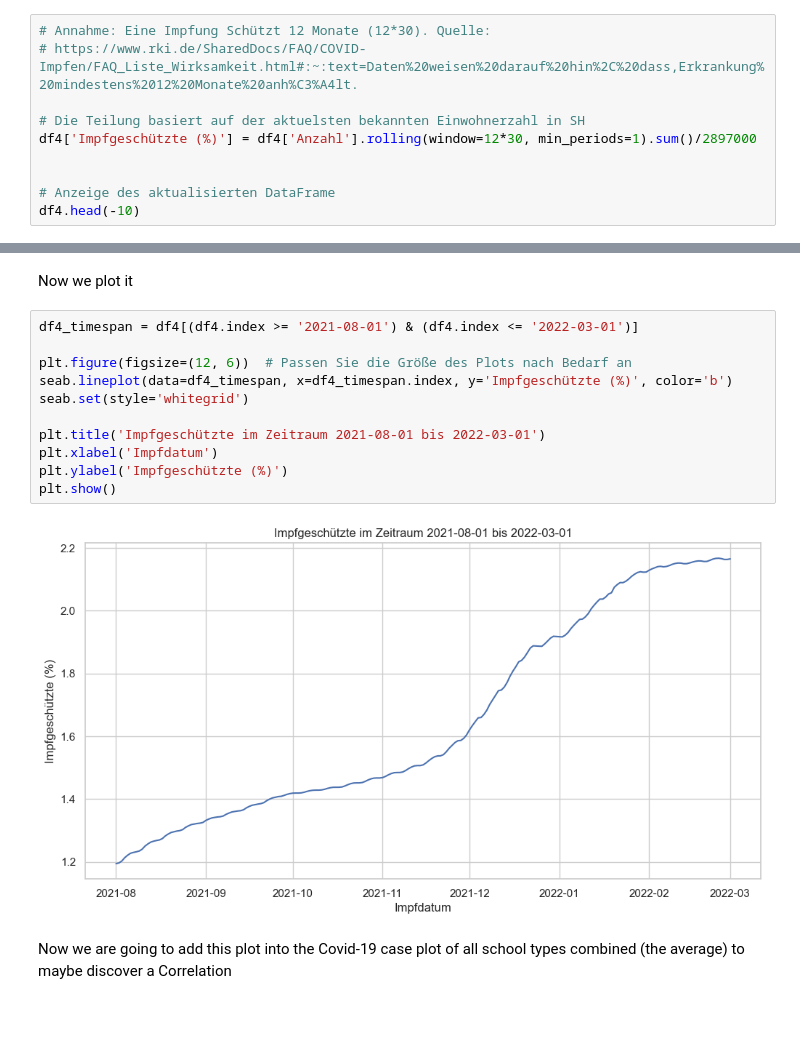
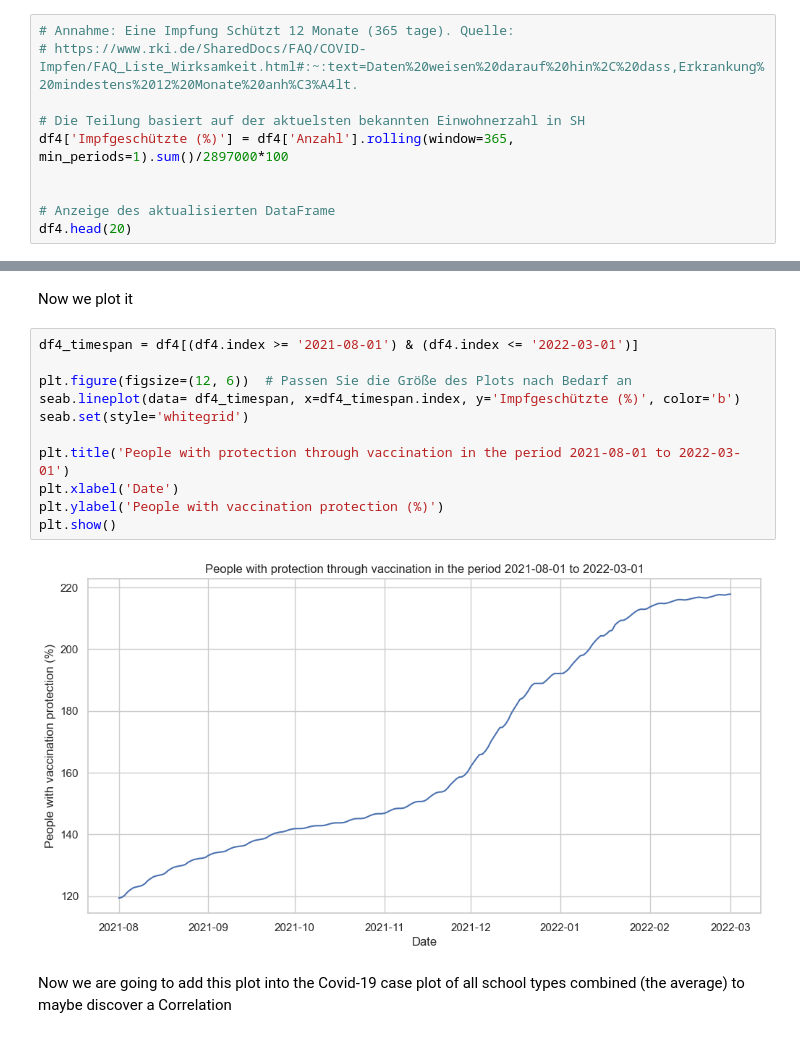
Before and after one commit to JanBaumgart/Jan_MADE, a Jupyter notebook: project/data_exploration.ipynb, the cells around one changed output, grey strips where cells are left out. Cells and saved outputs as stored; diff of their text form.

```diff
--- a/project/data_exploration.ipynb
+++ b/project/data_exploration.ipynb
@@ -318,15 +324,15 @@ Now that we have the proportion of sick pupil over the school year, we now merge
 
 For that we first need to get the portion for people in SH that are vaccinated.
 # %%
-# Annahme: Eine Impfung Schützt 12 Monate (12*30). Quelle:
+# Annahme: Eine Impfung Schützt 12 Monate (365 tage). Quelle:
 # https://www.rki.de/SharedDocs/FAQ/COVID-Impfen/FAQ_Liste_Wirksamkeit.html#:~:text=Daten%20weisen%20darauf%20hin%2C%20dass,Erkrankung%20mindestens%2012%20Monate%20anh%C3%A4lt.
 
 # Die Teilung basiert auf der aktuelsten bekannten Einwohnerzahl in SH
-df4['Impfgeschützte (%)'] = df4['Anzahl'].rolling(window=12*30, min_periods=1).sum()/2897000
+df4['Impfgeschützte (%)'] = df4['Anzahl'].rolling(window=365, min_periods=1).sum()/2897000*100
 
 
 # Anzeige des aktualisierten DataFrame
-df4.head(-10)
+df4.head(20)
 # %% [output]
 |  | Anzahl | Impfgeschützte (%) |
 | Impfdatum |  |  |
@@ -347,16 +357,16 @@ Now we plot it
 # %%
 df4_timespan = df4[(df4.index >= '2021-08-01') & (df4.index <= '2022-03-01')]
 
 plt.figure(figsize=(12, 6))  # Passen Sie die Größe des Plots nach Bedarf an
-seab.lineplot(data=df4_timespan, x=df4_timespan.index, y='Impfgeschützte (%)', color='b')
+seab.lineplot(data= df4_timespan, x=df4_timespan.index, y='Impfgeschützte (%)', color='b')
 seab.set(style='whitegrid')
 
-plt.title('Impfgeschützte im Zeitraum 2021-08-01 bis 2022-03-01')
-plt.xlabel('Impfdatum')
-plt.ylabel('Impfgeschützte (%)')
+plt.title('People with protection through vaccination in the period 2021-08-01 to 2022-03-01')
+plt.xlabel('Date')
+plt.ylabel('People with vaccination protection (%)')
 plt.show()
 # %% [output]
-[figure, old version]
+[figure, new version]
 # %% [markdown]
 Now we are going to add this plot into the Covid-19 case plot of all school types combined (the average) to maybe discover a Correlation
 # %%
```
Also changed, not shown: parts of 10 cells of this notebook, 1 other file.
